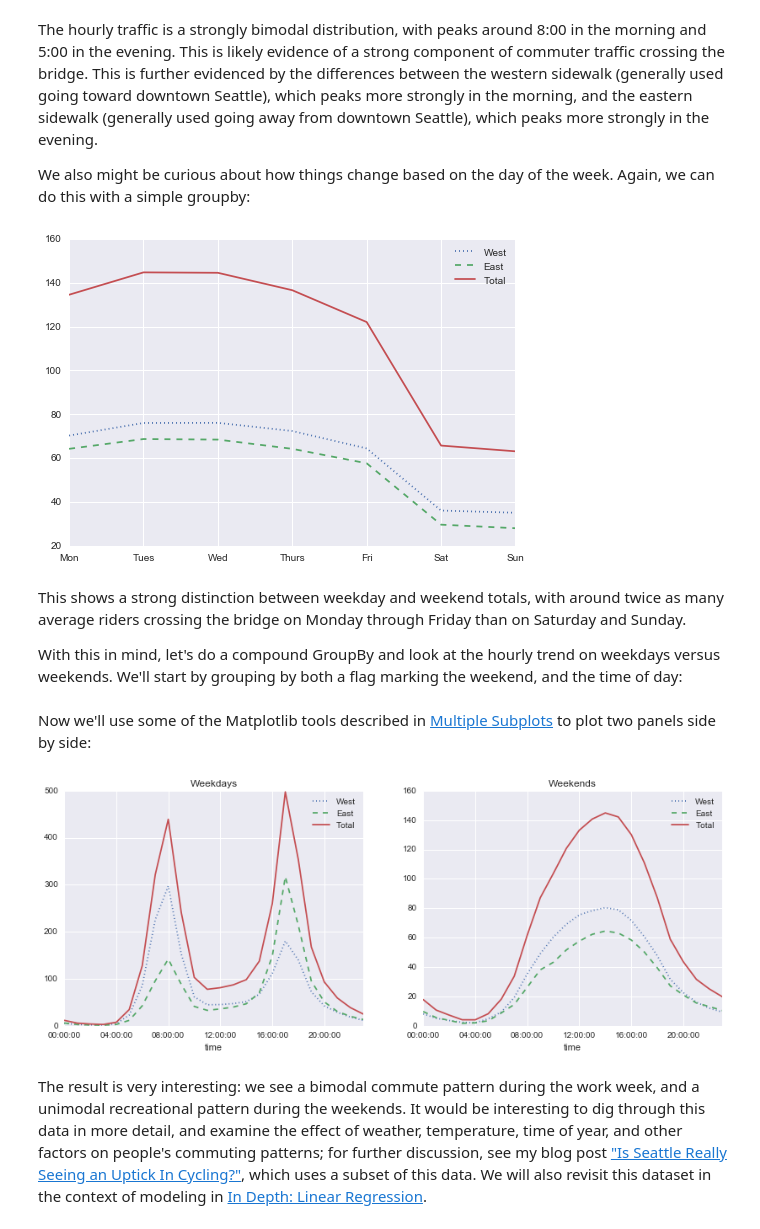
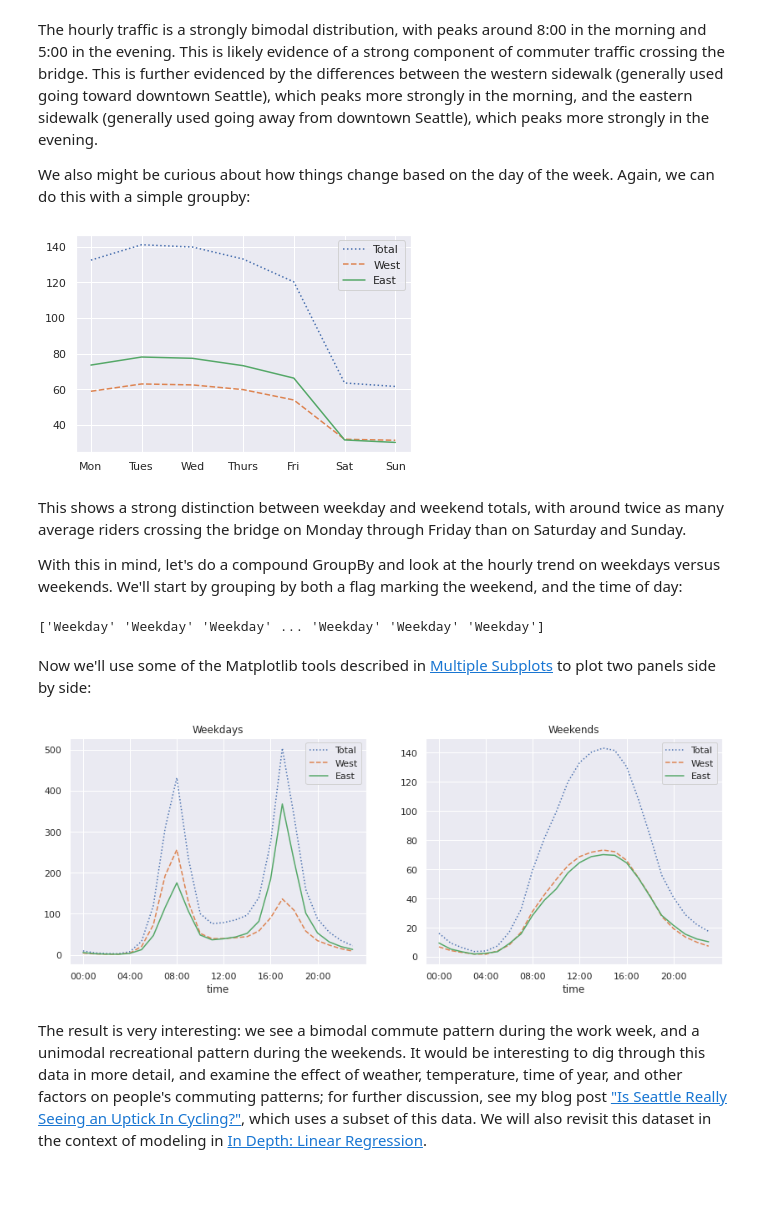
Before and after one commit to ekourkchi/Springboard_notebooks, a Jupyter notebook: 03_11_Working_with_Time_Series.ipynb, the cells around one changed output. Cells and saved outputs as stored; diff of their text form; code cells hidden in the pictures; blank space fills up the shorter version.

```diff
--- a/03_11_Working_with_Time_Series.ipynb
+++ b/03_11_Working_with_Time_Series.ipynb
@@ -524,8 +529,8 @@ data.head()
 # %% [markdown]
 For convenience, we'll further process this dataset by shortening the column names and adding a "Total" column:
 # %%
-data.columns = ['West', 'East']
-data['Total'] = data.eval('West + East')
+data.columns = ['total', 'West', 'East']    # "total" is the original column
+data['Total'] = data.eval('West + East')    # "Total" is what we have evaluated
 # %% [markdown]
 Now let's take a look at the summary statistics for this data:
 # %%
@@ -555,0 +556,4 @@ plt.ylabel('Hourly Bicycle Count');
+# %%
+data = data[["Total", "West", "East"]]     # let's only work wit the 3 first columns of data
+data.plot(alpha=0.6)
+plt.ylabel('Hourly Bicycle Count');
@@ -606,7 +612,7 @@ by_weekday = data.groupby(data.index.dayofweek).mean()
 by_weekday.index = ['Mon', 'Tues', 'Wed', 'Thurs', 'Fri', 'Sat', 'Sun']
 by_weekday.plot(style=[':', '--', '-']);
 # %% [output]
-[figure, old version]
+[figure, new version]
 # %% [markdown]
 This shows a strong distinction between weekday and weekend totals, with around twice as many average riders crossing the bridge on Monday through Friday than on Saturday and Sunday.
 
@@ -615,17 +621,21 @@ We'll start by grouping by both a flag marking the weekend, and the time of day:
 # %%
 weekend = np.where(data.index.weekday < 5, 'Weekday', 'Weekend')
 by_time = data.groupby([weekend, data.index.time]).mean()
+
+print(weekend)
+# %% [output]
+['Weekday' 'Weekday' 'Weekday' ... 'Weekday' 'Weekday' 'Weekday']
 # %% [markdown]
 Now we'll use some of the Matplotlib tools described in [Multiple Subplots](04.08-Multiple-Subplots.ipynb) to plot two panels side by side:
 # %%
 import matplotlib.pyplot as plt
 fig, ax = plt.subplots(1, 2, figsize=(14, 5))
-by_time.ix['Weekday'].plot(ax=ax[0], title='Weekdays',
+by_time.loc['Weekday'].plot(ax=ax[0], title='Weekdays',
                            xticks=hourly_ticks, style=[':', '--', '-'])
-by_time.ix['Weekend'].plot(ax=ax[1], title='Weekends',
+by_time.loc['Weekend'].plot(ax=ax[1], title='Weekends',
                            xticks=hourly_ticks, style=[':', '--', '-']);
 # %% [output]
-[figure, old version]
+[figure, new version]
 # %% [markdown]
 The result is very interesting: we see a bimodal commute pattern during the work week, and a unimodal recreational pattern during the weekends.
 It would be interesting to dig through this data in more detail, and examine the effect of weather, temperature, time of year, and other factors on people's commuting patterns; for further discussion, see my blog post ["Is Seattle Really Seeing an Uptick In Cycling?"](https://jakevdp.github.io/blog/2014/06/10/is-seattle-really-seeing-an-uptick-in-cycling/), which uses a subset of this data.
```
Also changed, not shown: parts of 19 cells of this notebook.
